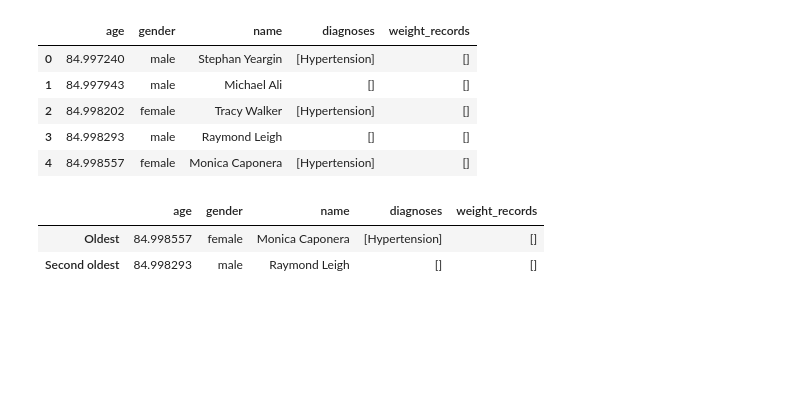
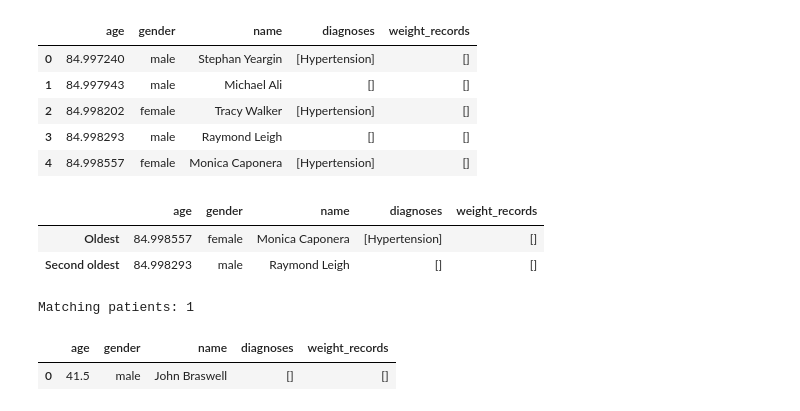
Before and after one commit to liamlian-jpg/bis-cbb-634-fall-2026, a Jupyter notebook: dsaa-exercises/studio-02-xml.ipynb, the cells around one changed output. Cells and saved outputs as stored; diff of their text form; code cells hidden in the pictures; blank space fills up the shorter version.

Commit message:
Sync current Studio 2 notebook and document task 1e boundary searches

```diff
--- a/dsaa-exercises/studio-02-xml.ipynb
+++ b/dsaa-exercises/studio-02-xml.ipynb
@@ -4,7 +4,10 @@ import numpy as np
 import pandas as pd
 import matplotlib.pyplot as plt
 
-file_path = "patients.xml"
+file_path = (
+    "/Users/marco/Documents/Fall2026/02-courses/"
+    "bis-cbb-634/github-repo/dsaa-exercises/patients.xml"
+)
 
 tree = ET.parse(file_path)
 root = tree.getroot()
@@ -167,3 +167,45 @@ display(pd.DataFrame(top_two, index=["Oldest", "Second oldest"]))
 |  | age | gender | name | diagnoses | weight_records |
 | Oldest | 84.998557 | female | Monica Caponera | [Hypertension] | [] |
 | Second oldest | 84.998293 | male | Raymond Leigh | [] | [] |
+# %%
+def binary_search_left(patients, target_age):
+    left = 0
+    right = len(patients)
+
+    while left < right:
+        mid = (left + right) // 2
+
+        if patients[mid]["age"] < target_age:
+            left = mid + 1
+        else:
+            right = mid
+
+    return left
+
+def binary_search_right(patients, target_age):
+    left = 0
+    right = len(patients)
+
+    while left < right:
+        mid = (left + right) // 2
+
+        if patients[mid]["age"] <= target_age:
+            left = mid + 1
+        else:
+            right = mid
+
+    return left
+
+target_age = 41.5
+
+left_index = binary_search_left(sorted_patients, target_age)
+right_index = binary_search_right(sorted_patients, target_age)
+
+matching_patients = sorted_patients[left_index:right_index]
+
+print("Matching patients:", len(matching_patients))
+display(pd.DataFrame(matching_patients))
+# %% [output]
+Matching patients: 1
+|  | age | gender | name | diagnoses | weight_records |
+| 0 | 41.5 | male | John Braswell | [] | [] |
```
Also changed, not shown: parts of 1 cell of this notebook, 2 other files.
